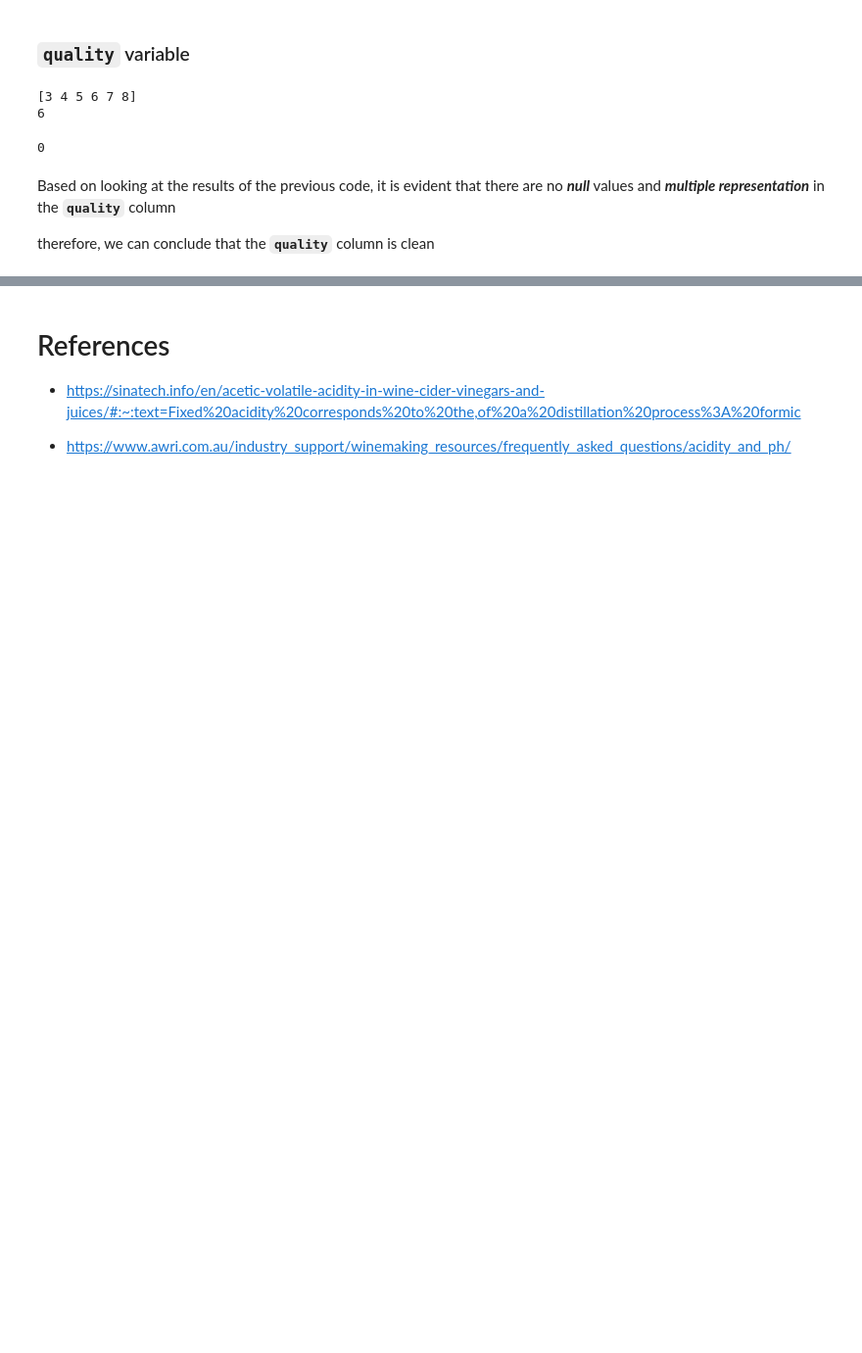
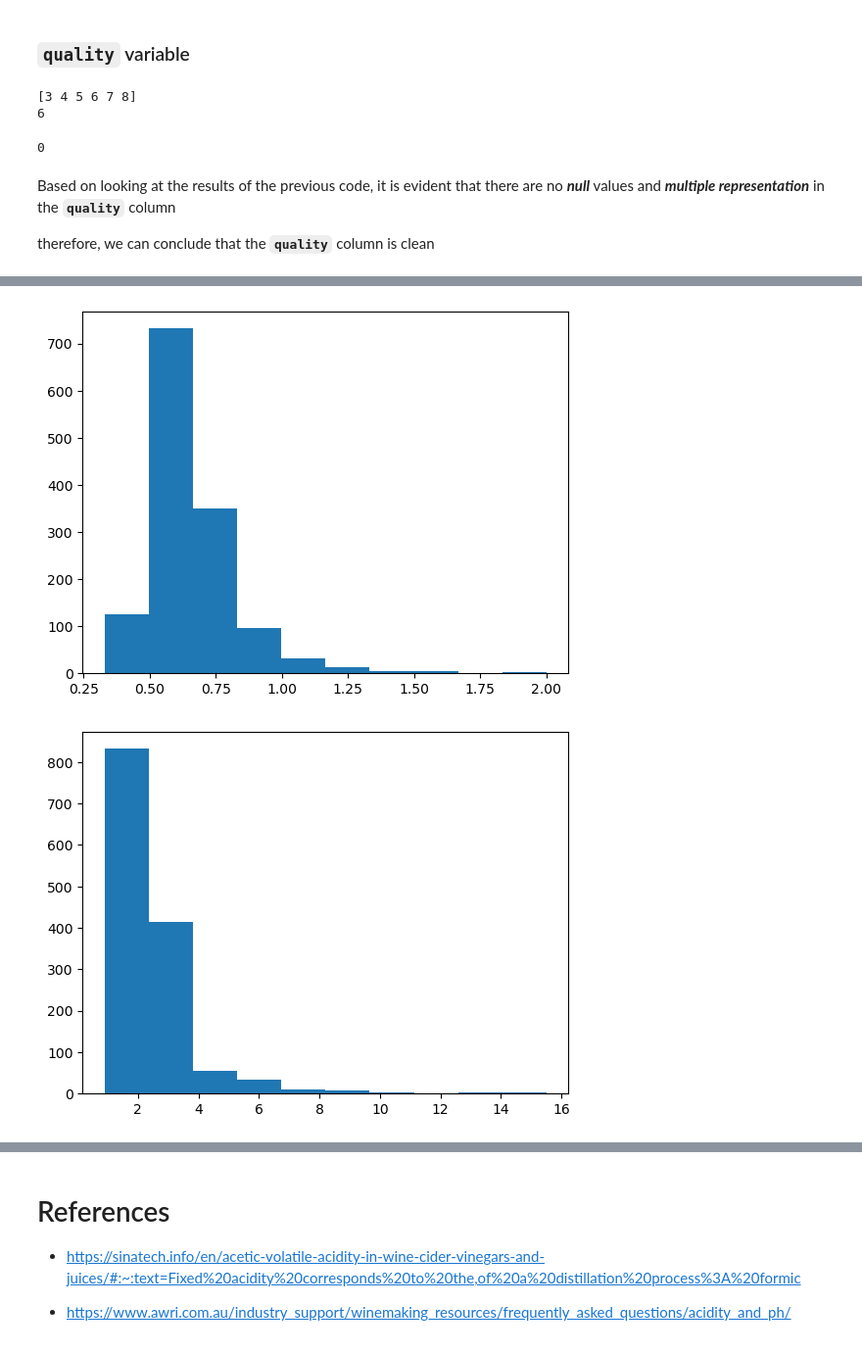
Before and after one commit to pjagbuya/CSMODEL-Wine, a Jupyter notebook: CSMODEL_Phase1.ipynb, the cells around one changed output, grey strips where cells are left out. Shown at 98% size. Cells and saved outputs as stored; diff of their text form; code cells hidden in the pictures; blank space fills up the shorter version.

Commit message:
added a histogram

```diff
--- a/CSMODEL_Phase1.ipynb
+++ b/CSMODEL_Phase1.ipynb
@@ -472,0 +477,8 @@ looking at the scatter plots, it is evident that there is no real correlation be
+# %%
+for col in columns:
+    x= df[col]
+    plt.hist(x, )
+    plt.show()
+# %% [output]
+[figure, added]
+[figure, added]
```
Also changed, not shown: parts of 13 cells of this notebook.
